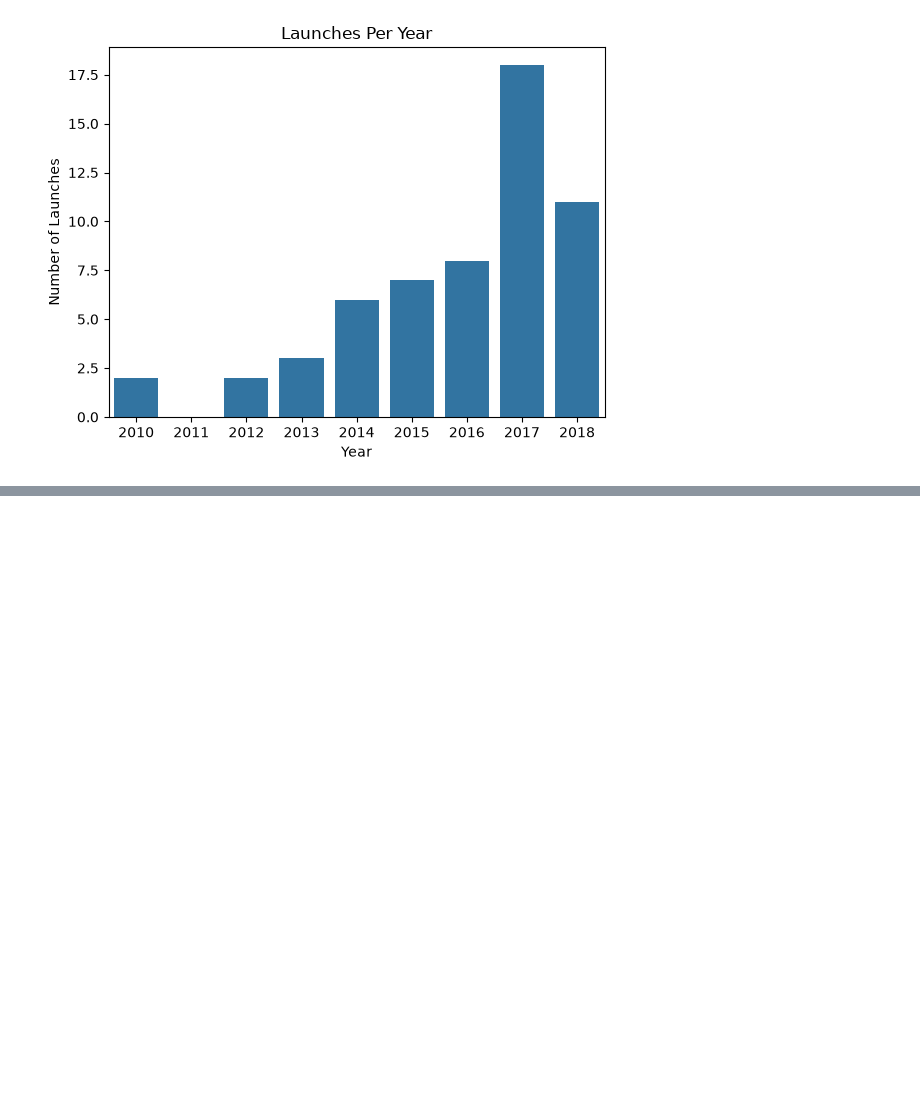
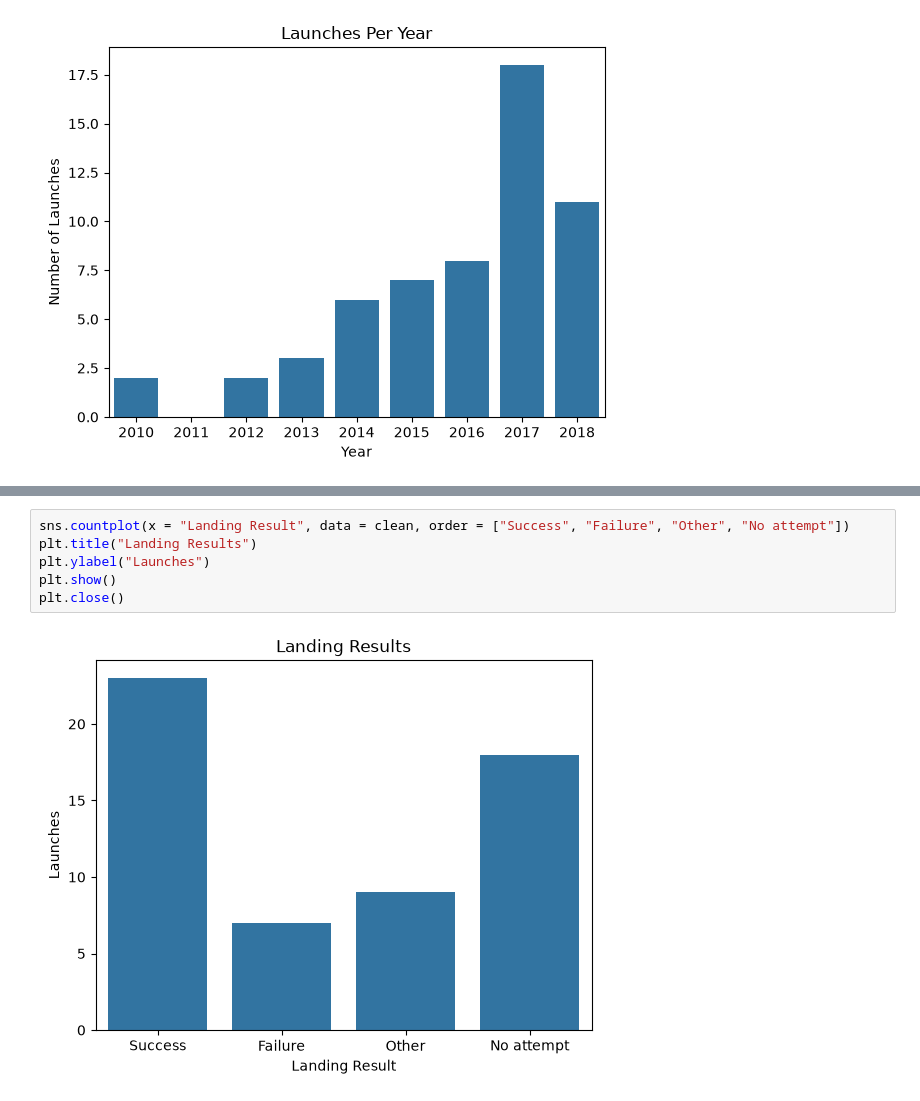
Before and after one commit to harshaie/AI-Foundations-Project, a Jupyter notebook: AI Foundations Project.ipynb, the cells around one changed output, grey strips where cells are left out. Saved outputs shown, nothing was run; the diff lists cells and outputs as text; blank space fills up the shorter version.

```diff
--- a/AI Foundations Project.ipynb
+++ b/AI Foundations Project.ipynb
@@ -394,0 +402,8 @@ plt.close()
+# %%
+sns.countplot(x = "Landing Result", data = clean, order = ["Success", "Failure", "Other", "No attempt"])
+plt.title("Landing Results")
+plt.ylabel("Launches")
+plt.show()
+plt.close()
+# %% [output]
+[figure, added]
```
Also changed, not shown: parts of 1 cell of this notebook.
